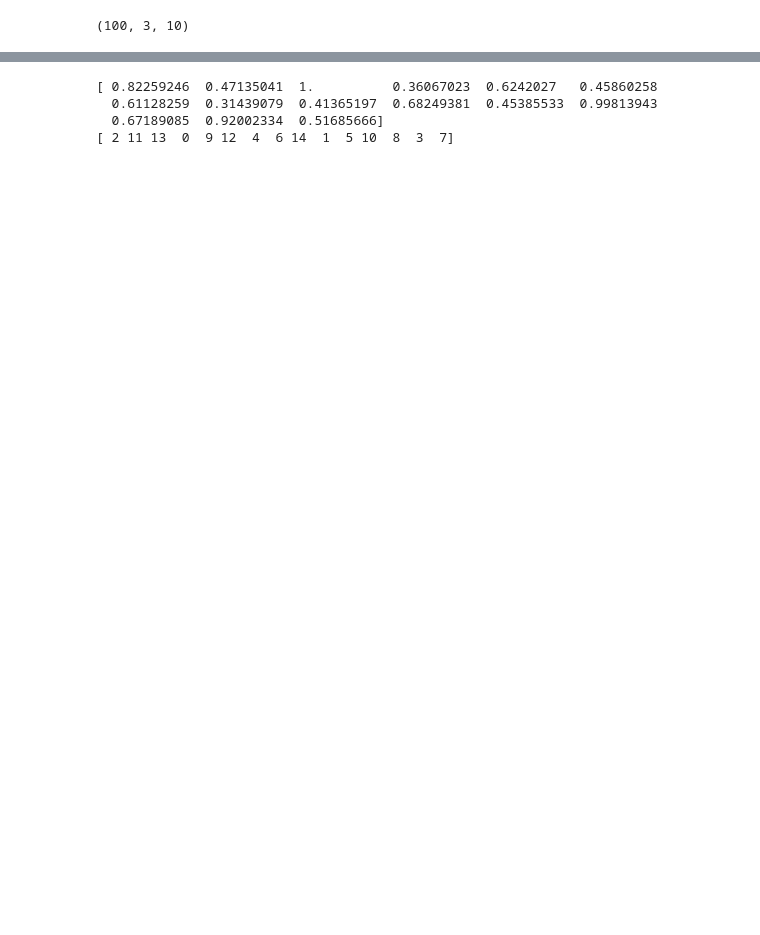
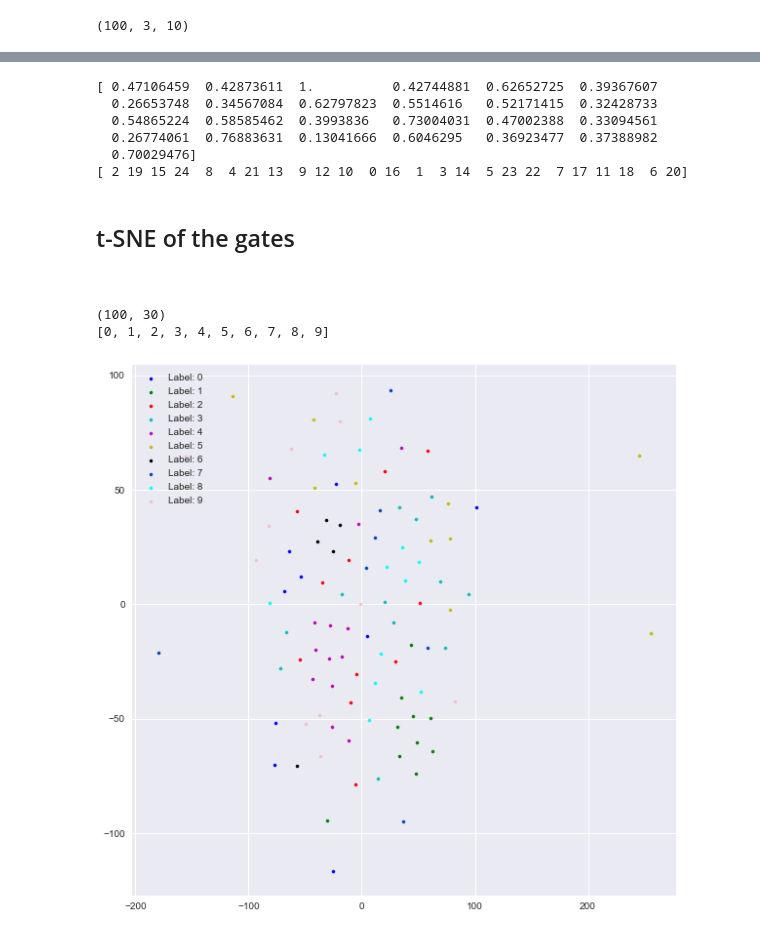
Before and after one commit to polzounov/gatenet, a Jupyter notebook: Gatenet/visualize_gates.ipynb, the cells around one changed output, grey strips where cells are left out. Cells and saved outputs as stored; diff of their text form; code cells hidden in the pictures; blank space fills up the shorter version.

```diff
--- a/Gatenet/visualize_gates.ipynb
+++ b/Gatenet/visualize_gates.ipynb
@@ -41,6 +67,6 @@ for i in range(num_test_digits):
 # %%
 # Compute cosine similarity
-gate_vectors = np.reshape(gates[:digits,:,:], (digits,parameter_dict['L']*parameter_dict['M']))
+gate_vectors = np.reshape(gates[:num_test_digits,:,:], (num_test_digits, parameter_dict['L']*parameter_dict['M']))
 gate_vectors = np.transpose(gate_vectors)
 
 trial = 2
@@ -54,9 +80,11 @@ for i in range(num_test_digits):
 
 print(output)
 elems = np.argsort(output)
-print(np.flip(elems, axis=0))
+print(elems[::-1])
 # %% [output]
-[ 0.82259246  0.47135041  1.          0.36067023  0.6242027   0.45860258
-  0.61128259  0.31439079  0.41365197  0.68249381  0.45385533  0.99813943
-  0.67189085  0.92002334  0.51685666]
-[ 2 11 13  0  9 12  4  6 14  1  5 10  8  3  7]
+[ 0.47106459  0.42873611  1.          0.42744881  0.62652725  0.39367607
+  0.26653748  0.34567084  0.62797823  0.5514616   0.52171415  0.32428733
+  0.54865224  0.58585462  0.3993836   0.73004031  0.47002388  0.33094561
+  0.26774061  0.76883631  0.13041666  0.6046295   0.36923477  0.37388982
+  0.70029476]
+[ 2 19 15 24  8  4 21 13  9 12 10  0 16  1  3 14  5 23 22  7 17 11 18  6 20]
@@ -62,0 +94,58 @@ print(np.flip(elems, axis=0))
+# %% [markdown]
+## t-SNE of the gates
+<br>
+# %%
+gates_reshaped = np.reshape(gates, [gates.shape[0], -1])
+print(gates_reshaped.shape) # sanity check
+independent_labels = list(set(labels))
+print(independent_labels) # sanity check
+
+model = TSNE(n_components=2, perplexity=30.0, early_exaggeration=4.0, learning_rate=1000.0,
+     n_iter=1000, n_iter_without_progress=300, min_grad_norm=1e-07, metric='euclidean',
+     init='random', verbose=0, random_state=None, method='barnes_hut', angle=0.5) # Defualts
+
+x = model.fit_transform(gates_reshaped)
+y = labels
+# %% [output]
+(100, 30)
+[0, 1, 2, 3, 4, 5, 6, 7, 8, 9]
+# %%
+# Dirty manual method (good enough for mnist)
+mask0 = y == 0
+x0 = x[mask0]
+mask1 = y == 1
+x1 = x[mask1]
+mask2 = y == 2
+x2 = x[mask2]
+mask3 = y == 3
+x3 = x[mask3]
+mask4 = y == 4
+x4 = x[mask4]
+mask5 = y == 5
+x5 = x[mask5]
+mask6 = y == 6
+x6 = x[mask6]
+mask7 = y == 7
+x7 = x[mask7]
+mask8 = y == 8
+x8 = x[mask8]
+mask9 = y == 9
+x9 = x[mask9]
+# %%
+fig = plt.figure()
+ax1 = fig.add_subplot(111)
+
+ax1.scatter(x0[:,0], x0[:,1], s=10, c='b', label='Label: 0')
+ax1.scatter(x1[:,0], x1[:,1], s=10, c='g', label='Label: 1')
+ax1.scatter(x2[:,0], x2[:,1], s=10, c='r', label='Label: 2')
+ax1.scatter(x3[:,0], x3[:,1], s=10, c='c', label='Label: 3')
+ax1.scatter(x4[:,0], x4[:,1], s=10, c='m', label='Label: 4')
+ax1.scatter(x5[:,0], x5[:,1], s=10, c='y', label='Label: 5')
+ax1.scatter(x6[:,0], x6[:,1], s=10, c='k', label='Label: 6')
+ax1.scatter(x7[:,0], x7[:,1], s=10, c='#0048BA', label='Label: 7')
+ax1.scatter(x8[:,0], x8[:,1], s=10, c='#00FFFF', label='Label: 8')
+ax1.scatter(x9[:,0], x9[:,1], s=10, c='#F4C2C2', label='Label: 9')
+plt.legend(loc='upper left');
+plt.show()
+# %% [output]
+[figure, added]
```
Also changed, not shown: parts of 9 cells of this notebook, 1 other file.
